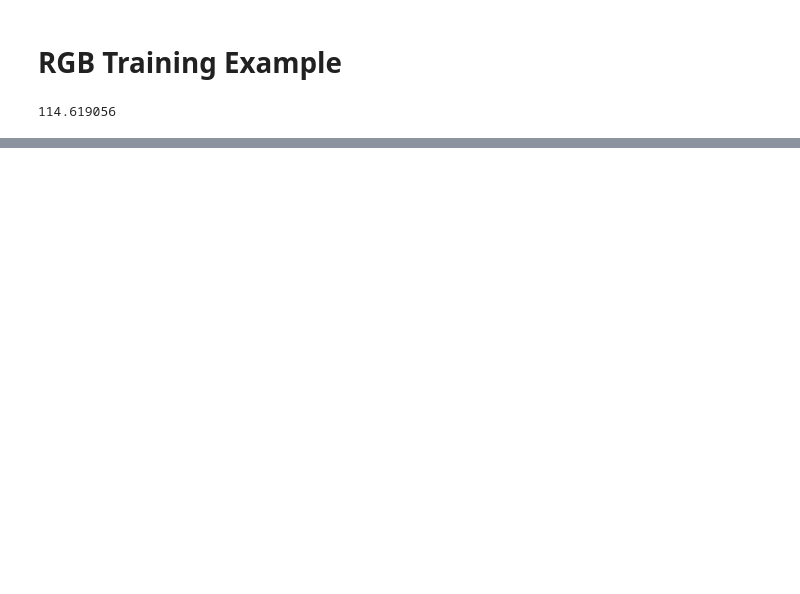
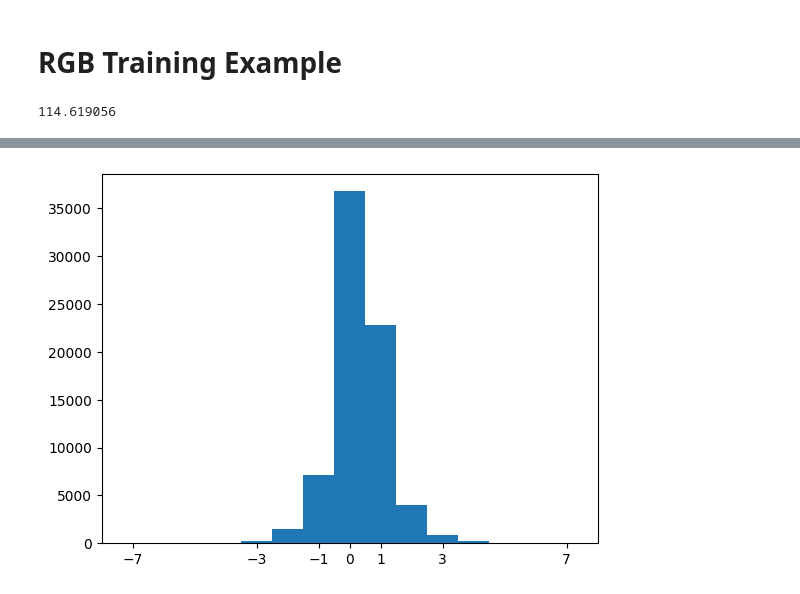
Before and after one commit to UT-SysML/liveaction, a Jupyter notebook: train/lsdir_f16c48.ipynb, the cells around one changed output, grey strips where cells are left out. Saved outputs shown, nothing was run; the diff lists cells and outputs as text; code cells hidden in the pictures; blank space fills up the shorter version.

```diff
--- a/train/lsdir_f16c48.ipynb
+++ b/train/lsdir_f16c48.ipynb
@@ -186,0 +223,6 @@ torch.save({
+# %%
+plt.hist(z.cpu().flatten(),range=(-127.5,127.5),bins=255);
+plt.xlim([-8,8]);
+plt.xticks([-7,-3,-1,0,1,3,7]);
+# %% [output]
+[figure, added]
```
Also changed, not shown: parts of 5 cells of this notebook.
